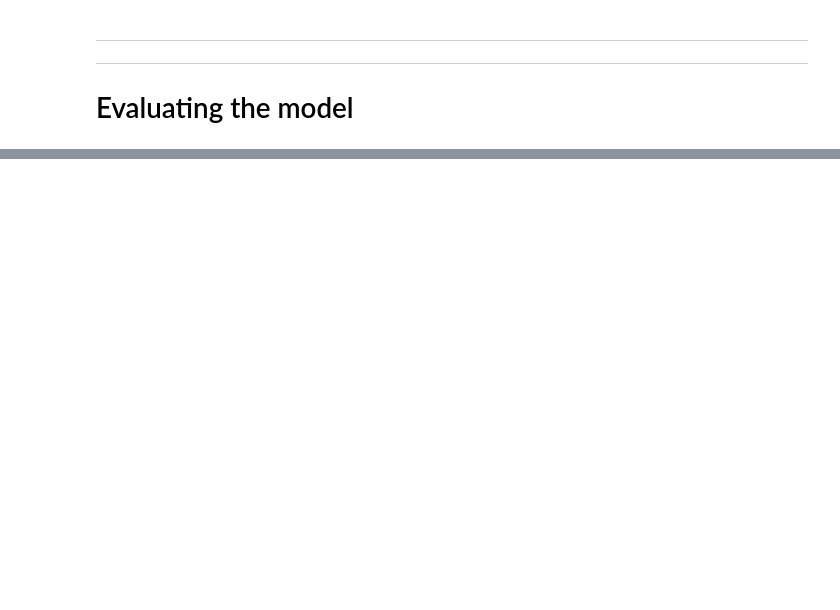
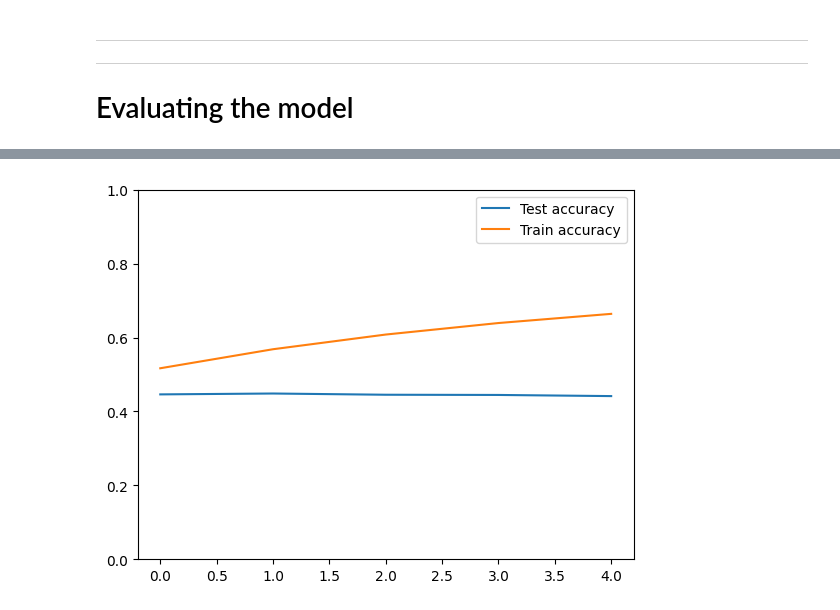
Before and after one commit to Massimo-Horvath/LLM-DeepLearning, a Jupyter notebook: LLM_Horvath_Folly-Dogba.ipynb, the cells around one changed output, grey strips where cells are left out. Saved outputs shown, nothing was run; the diff lists cells and outputs as text; code cells hidden in the pictures; blank space fills up the shorter version.

```diff
--- a/LLM_Horvath_Folly-Dogba.ipynb
+++ b/LLM_Horvath_Folly-Dogba.ipynb
@@ -335,7 +335,7 @@ class GPT(nn.Module):
 ---
 # Train function
 # %%
-def train(model, dataset, batch_size, n_epochs, lr, device):
+def train(model, dataset, batch_size, n_epochs, lr, device,letter):
 
     model.to(device)
 
@@ -391,7 +391,7 @@ def train(model, dataset, batch_size, n_epochs, lr, device):
         dataset.set_data_mode()
 
 
-        torch.save(model.state_dict(), './saved_models/a_model{}.pt'.format(epoch))
+        torch.save(model.state_dict(), './saved_models/{}_model{}.pt'.format(letter,epoch))
 
 
         model.train()
@@ -538,0 +608,17 @@ Accuracy: 92.04%
+# %%
+test_acc = []
+train_acc = []
+for i in range(5):
+    model.load_state_dict(torch.load(f"./saved_models/b_model{i}.pt",weights_only=True))
+
+    test_acc.append(Accuracy(model, dataset))
+    train_acc.append(Accuracy(model, dataset,train_data = True))
+
+plt.plot(test_acc, label = "Test accuracy")
+plt.plot(train_acc, label = "Train accuracy")
+plt.legend()
+plt.ylim(0,1)
+
+plt.show()
+# %% [output]
+[figure, added]
```
Also changed, not shown: parts of 11 cells of this notebook, 1 other file.
